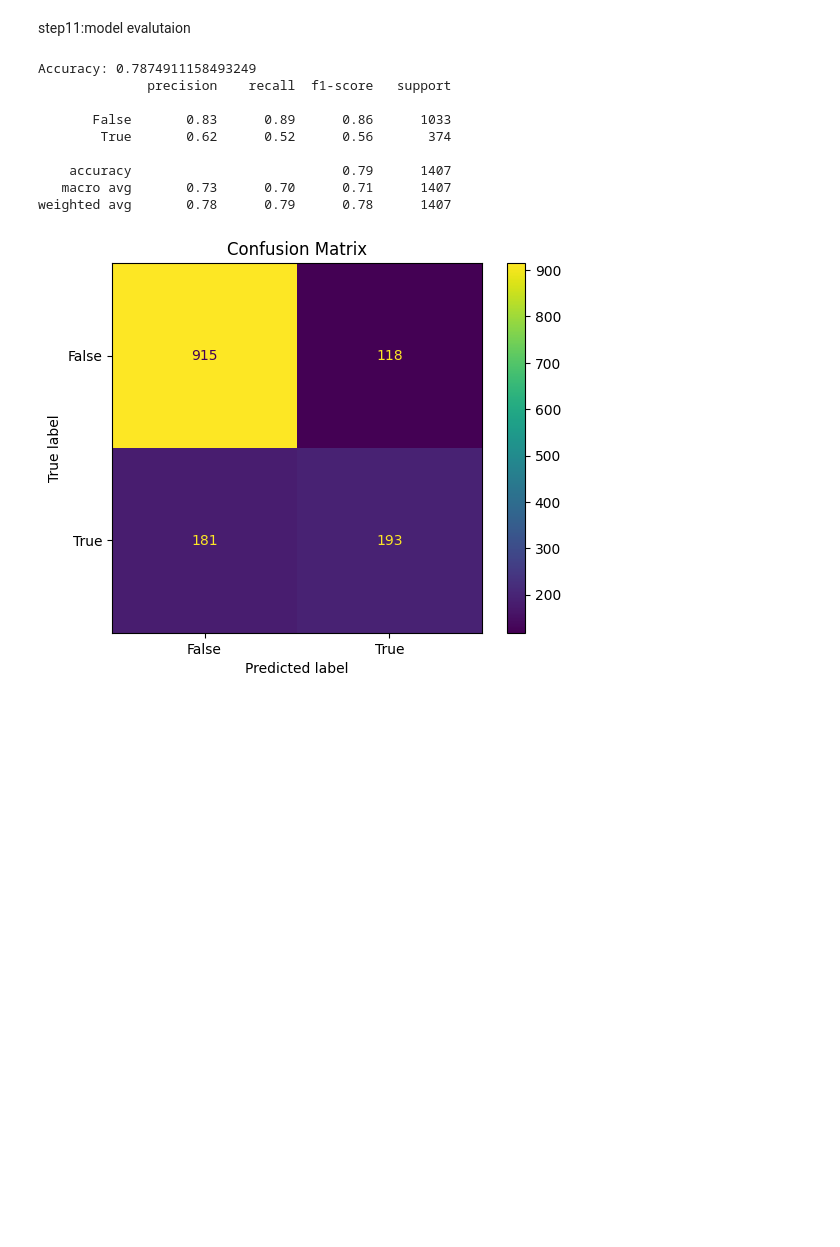
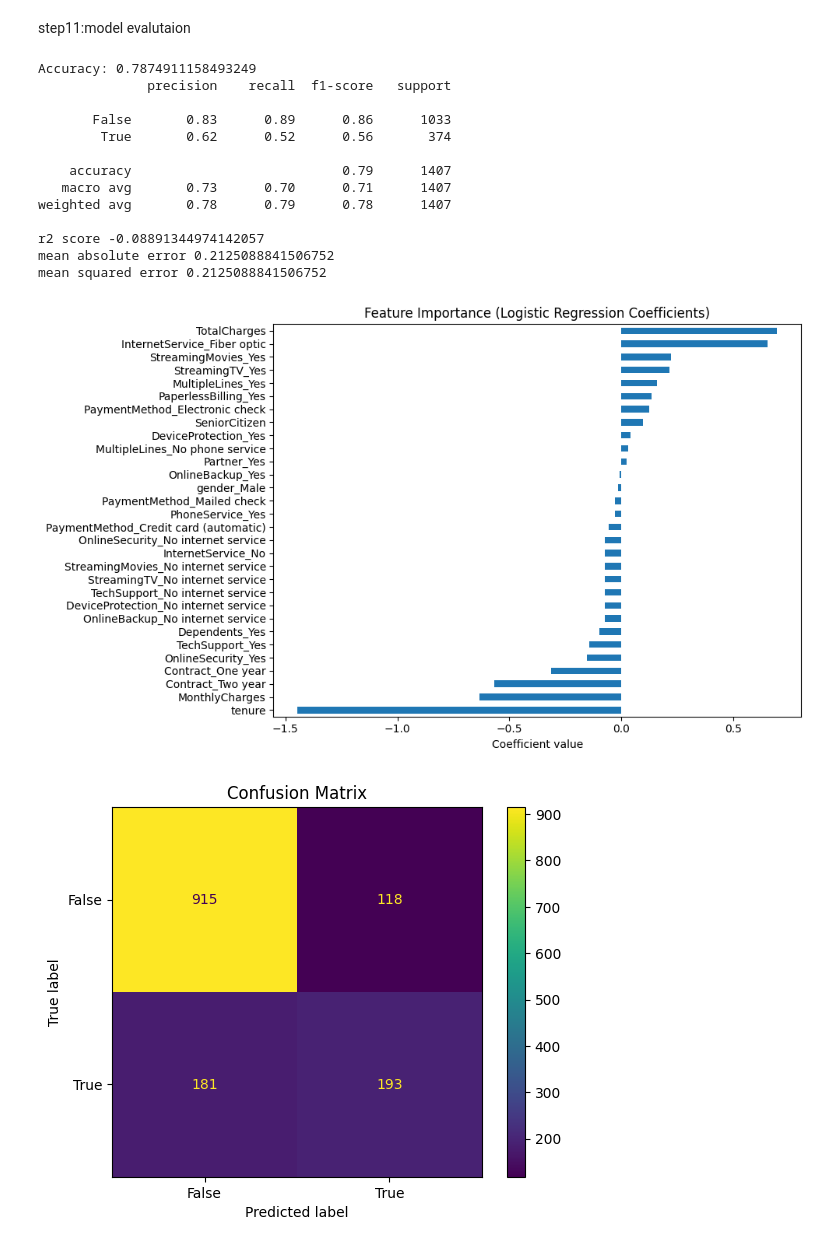
Before and after one commit to Adithya181/churn-project, a Jupyter notebook: churnprediction.ipynb, the cells around one changed output. Cells and saved outputs as stored; diff of their text form; code cells hidden in the pictures; blank space fills up the shorter version.

```diff
--- a/churnprediction.ipynb
+++ b/churnprediction.ipynb
@@ -158,8 +186,10 @@ step11:model evalutaion
 # %%
 from sklearn.metrics import accuracy_score
 from sklearn.metrics import classification_report
+from sklearn.metrics import roc_auc_score
 print("Accuracy:", accuracy_score(y_test, y_pred))
 print(classification_report(y_test, y_pred))
+print("ROC-AUC Score:", roc_auc_score(y_test, y_pred))
 # %% [output]
 Accuracy: 0.7874911158493249
               precision    recall  f1-score   support
@@ -170,6 +200,25 @@ Accuracy: 0.7874911158493249
     accuracy                           0.79      1407
    macro avg       0.73      0.70      0.71      1407
 weighted avg       0.78      0.79      0.78      1407
+
+r2 score -0.08891344974142057
+mean absolute error 0.2125088841506752
+mean squared error 0.2125088841506752
+# %%
+import numpy as np
+
+coefficients = pd.Series(
+    model.coef_[0], index=X.columns
+).sort_values()
+
+plt.figure(figsize=(10, 6))
+coefficients.plot(kind='barh')
+plt.title('Feature Importance (Logistic Regression Coefficients)')
+plt.xlabel('Coefficient value')
+plt.tight_layout()
+plt.show()
+# %% [output]
+[figure, added]
 # %%
 # Step 11b: Confusion Matrix
 from sklearn.metrics import ConfusionMatrixDisplay
```
Also changed, not shown: parts of 2 cells of this notebook.
